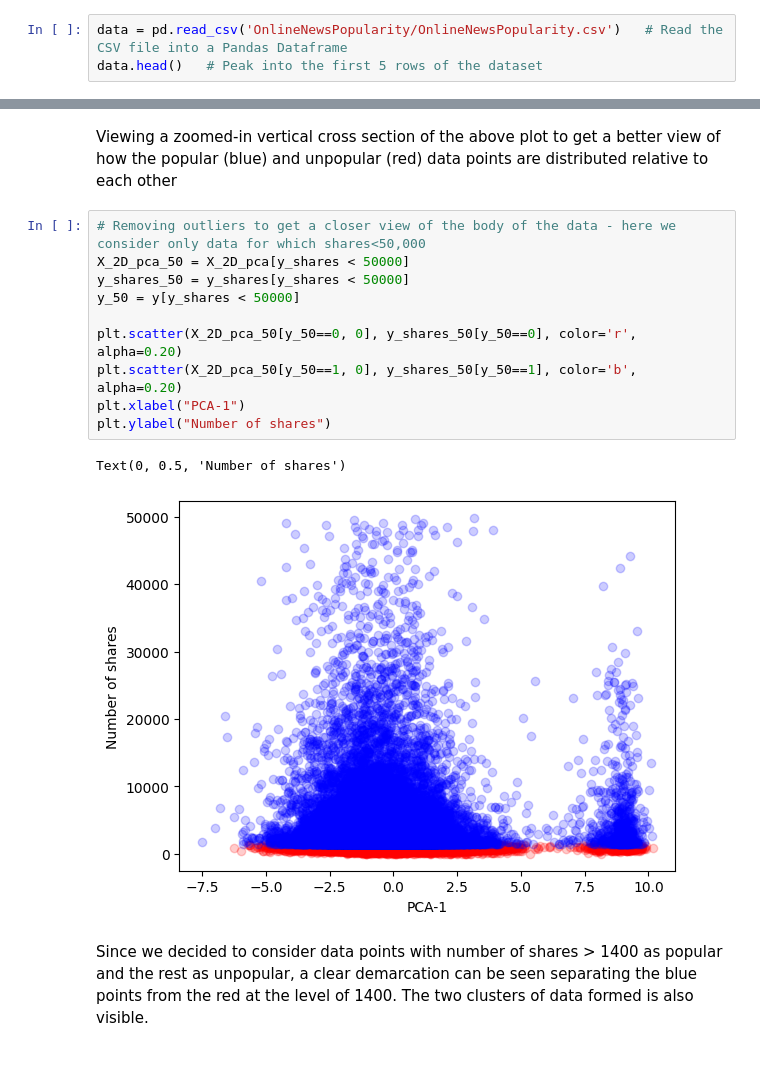
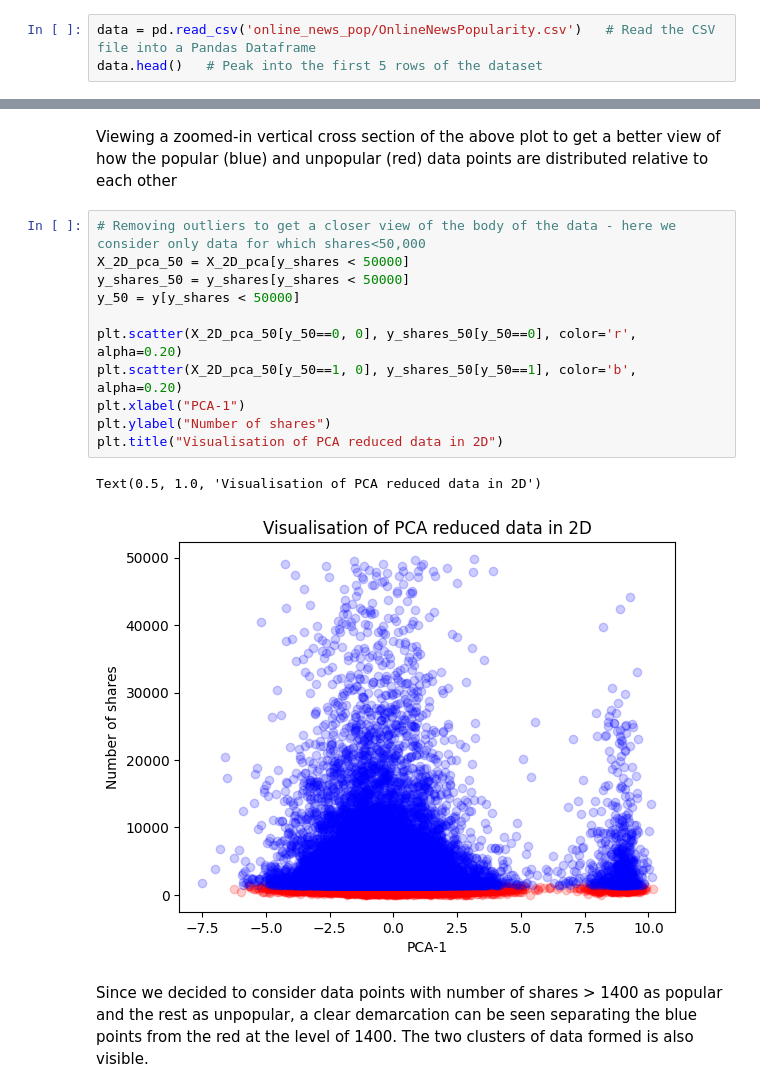
Before and after one commit to pranavr2003/ml_project, a Jupyter notebook: Classification_Draft_01__Team-01_ProjectNotebook_ML.ipynb, the cells around one changed output, grey strips where cells are left out. Cells and saved outputs as stored; diff of their text form; blank space fills up the shorter version.

```diff
--- a/Classification_Draft_01__Team-01_ProjectNotebook_ML.ipynb
+++ b/Classification_Draft_01__Team-01_ProjectNotebook_ML.ipynb
@@ -5,7 +5,7 @@ import numpy as np
 import pandas as pd
 import matplotlib.pyplot as plt
 # %%
-data = pd.read_csv('OnlineNewsPopularity/OnlineNewsPopularity.csv')   # Read the CSV file into a Pandas Dataframe
+data = pd.read_csv('online_news_pop/OnlineNewsPopularity.csv')   # Read the CSV file into a Pandas Dataframe
 data.head()   # Peak into the first 5 rows of the dataset
 # %% [output]
 |  | url | timedelta | n_tokens_title | n_tokens_content | n_unique_tokens | n_non_stop_words | ... |
@@ -333,16 +333,17 @@ Viewing a zoomed-in vertical cross section of the above plot to get a better vie
 # %%
 # Removing outliers to get a closer view of the body of the data - here we consider only data for which shares<50,000
 X_2D_pca_50 = X_2D_pca[y_shares < 50000]
 y_shares_50 = y_shares[y_shares < 50000]
 y_50 = y[y_shares < 50000]
 
 plt.scatter(X_2D_pca_50[y_50==0, 0], y_shares_50[y_50==0], color='r', alpha=0.20)
 plt.scatter(X_2D_pca_50[y_50==1, 0], y_shares_50[y_50==1], color='b', alpha=0.20)
 plt.xlabel("PCA-1")
 plt.ylabel("Number of shares")
+plt.title("Visualisation of PCA reduced data in 2D")
 # %% [output]
-Text(0, 0.5, 'Number of shares')
+Text(0.5, 1.0, 'Visualisation of PCA reduced data in 2D')
-[figure, old version]
+[figure, new version]
 # %% [markdown]
 Since we decided to consider data points with number of shares > 1400 as popular and the rest as unpopular, a clear demarcation can be seen separating the blue points from the red at the level of 1400. The two clusters of data formed is also visible.
 # %% [markdown]
```
Also changed, not shown: parts of 38 cells of this notebook, 1 other file.
